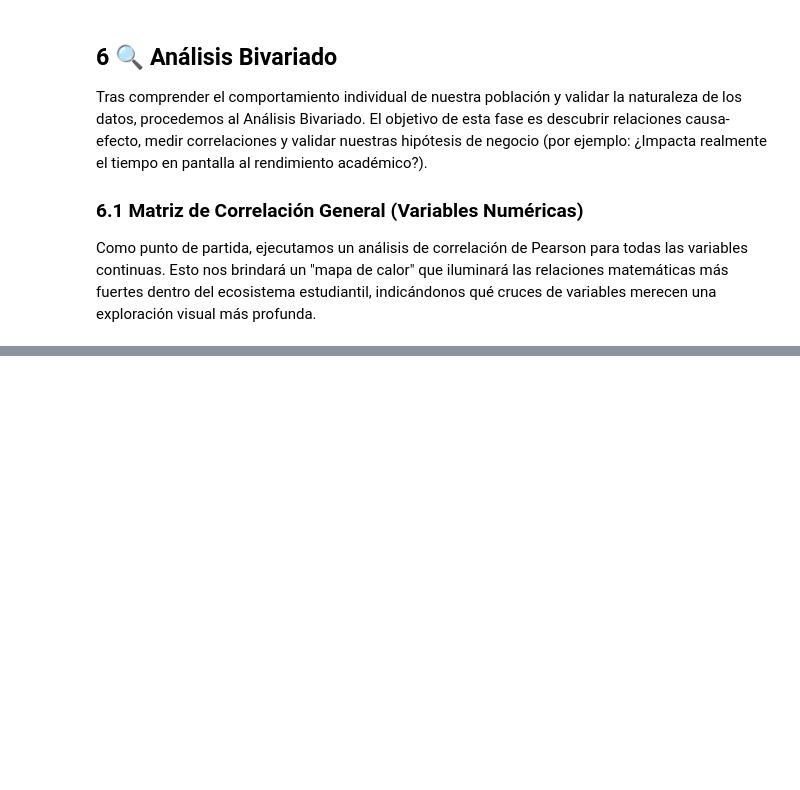
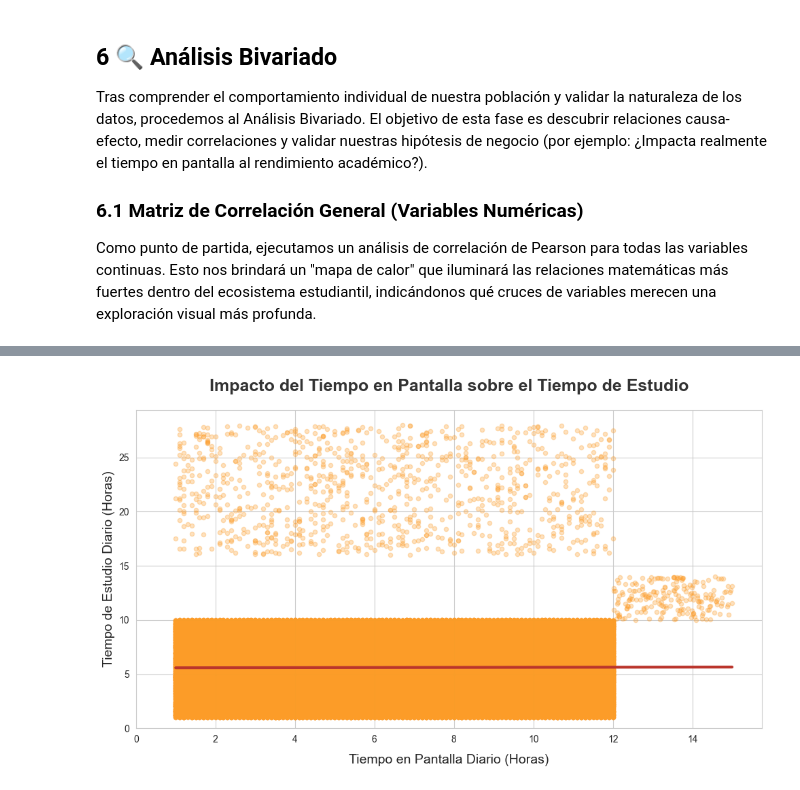
Before and after one commit to kevinmateojimenez/TRABAJO-FINAL, a Jupyter notebook: EDA_Entregable.ipynb, the cells around one changed output, grey strips where cells are left out. Cells and saved outputs as stored; diff of their text form; code cells hidden in the pictures; blank space fills up the shorter version.

```diff
--- a/EDA_Entregable.ipynb
+++ b/EDA_Entregable.ipynb
@@ -1268,0 +1339,30 @@ plt.show()
+# %%
+import matplotlib.pyplot as plt
+import seaborn as sns
+
+# 1. Configurar el lienzo
+fig, ax = plt.subplots(figsize=(10, 6))
+sns.set_style("whitegrid")
+
+# 2. Crear el Gráfico de Dispersión con Línea de Regresión (regplot)
+# Nota: Si tu columna se llama 'screen_time_hours', cámbialo en el parámetro 'x'
+sns.regplot(data=df,
+            x='screen_time_hours',
+            y='daily_study_hours',
+            ax=ax,
+            scatter_kws={'alpha': 0.3, 'color': '#FC9C28', 's': 20}, # Puntos naranjas, semitransparentes y pequeños
+            line_kws={'color': '#BA352C', 'linewidth': 3})          # Línea de tendencia roja y gruesa
+
+# 3. Estética y títulos
+ax.set_title('Impacto del Tiempo en Pantalla sobre el Tiempo de Estudio', fontsize=18, fontweight='bold', color='#333333', pad=20)
+ax.set_xlabel('Tiempo en Pantalla Diario (Horas)', fontsize=14, labelpad=10)
+ax.set_ylabel('Tiempo de Estudio Diario (Horas)', fontsize=14)
+
+# 4. Ajustar los límites para que empiece desde cero y se lea mejor
+ax.set_xlim(0, df['screen_time_hours'].max() * 1.05)
+ax.set_ylim(0, df['daily_study_hours'].max() * 1.05)
+
+plt.tight_layout()
+plt.show()
+# %% [output]
+[figure, added]
```
Also changed, not shown: parts of 12 cells of this notebook.
